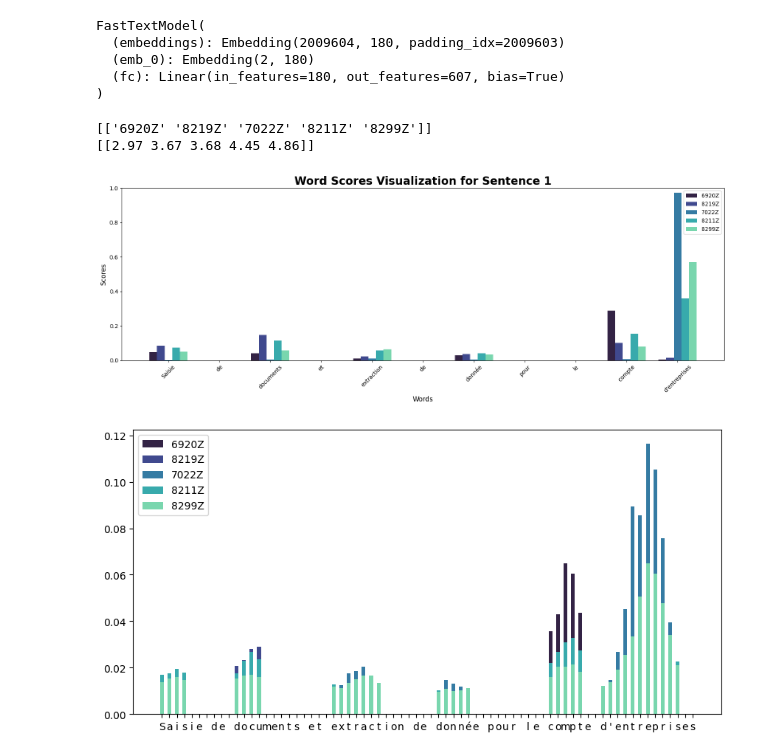
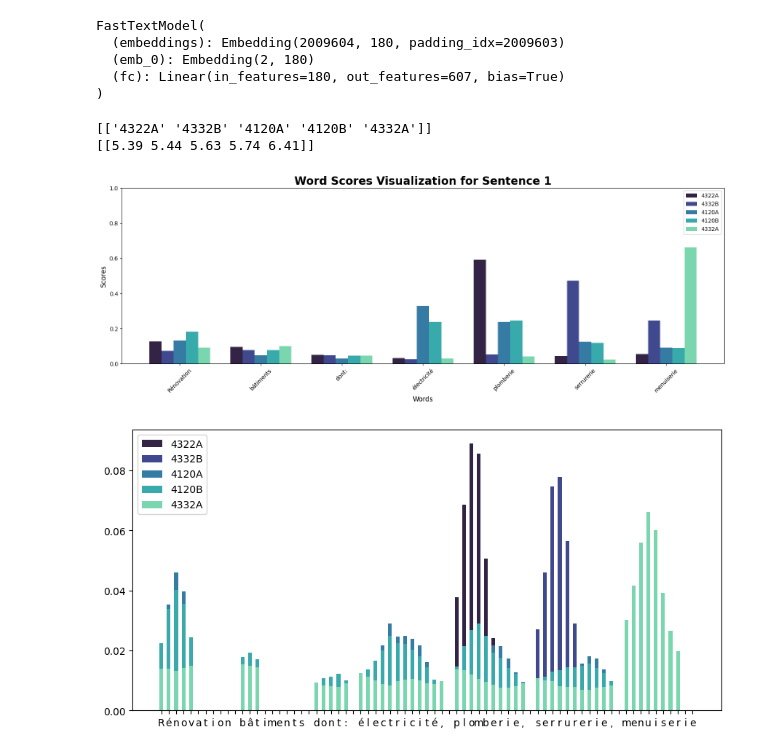
Before and after one commit to InseeFrLab/torch-fastText, a Jupyter notebook: src/experiments.ipynb, the cells around one changed output. Saved outputs shown, nothing was run; the diff lists cells and outputs as text; code cells hidden in the pictures.

```diff
--- a/src/experiments.ipynb
+++ b/src/experiments.ipynb
@@ -57,19 +57,19 @@ FastTextModel(
 # %%
 # text = ["Rénovation bâtiments dont: électricité, plomberie, serrurerie, menuiserie", "Gestion de portefeuille pour le compte de tiers et gestion de fonds d'investissement",
 # "L'acquisition, l'apport, la propriété, la mise en valeur, la transformation, la construction, l'aménagement, l'administration, la location",
 # "Saisie de documents et extraction de donnée pour le compte d'entreprises", "L'investissement immobilier, l'achat et vente de biens immobiliers en qualité de marchand de Biens, la promotion immobilière, la gestion loc",
 # "La Société a pour objet en France et à l'étranger : - l'activité de conseil au profit de toute personne physique ou morale ; - l'enseignement et la formation de toutes matières en cours collectifs et particuliers à domicile ou dans des établissements scolaires"]
 
-text = ["Saisie de documents et extraction de donnée pour le compte d'entreprises"]
+text = ["Rénovation bâtiments dont: électricité, plomberie, serrurerie, menuiserie"]
 topk = 5
 params = {'additional_var':[1]*len(text)}
 pred, confidence, all_scores, all_scores_letters = model.predict_and_explain(text, params, top_k=topk)
 print(pred)
 print(confidence)
 explainability.explainability_viz.visualize_word_scores(all_scores, text, pred)
 explainability.explainability_viz.visualize_letter_scores(all_scores_letters, text, pred)
 # %% [output]
-[['6920Z' '8219Z' '7022Z' '8211Z' '8299Z']]
-[[2.97 3.67 3.68 4.45 4.86]]
+[['4322A' '4332B' '4120A' '4120B' '4332A']]
+[[5.39 5.44 5.63 5.74 6.41]]
-[figure, old version]
+[figure, new version]
-[figure, old version]
+[figure, new version]
```
Also changed, not shown: 1 other file.
